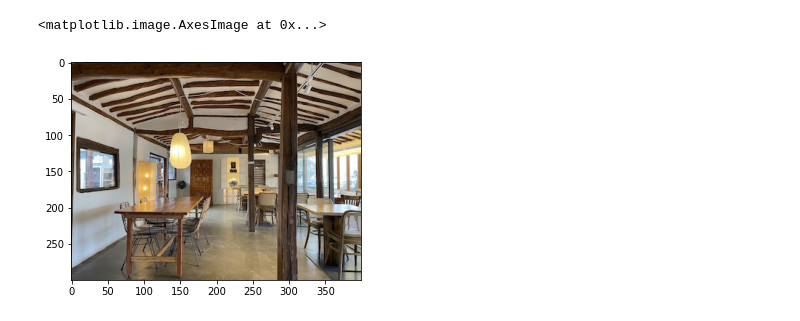
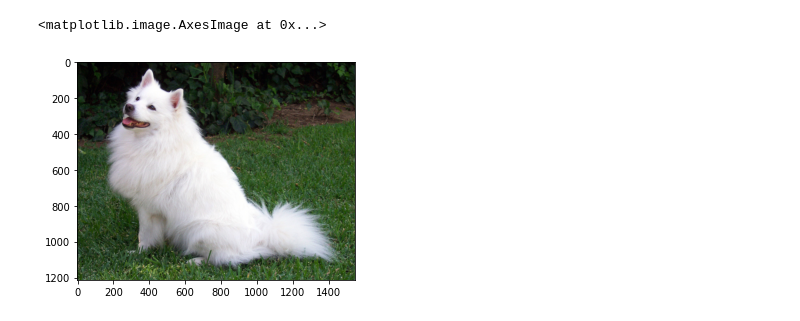
Before and after one commit to Hyun-je/MiDas_Test-iOS, a Jupyter notebook: script/MiDaS_PyTorch_Inference.ipynb, the cells around one changed output. Saved outputs shown, nothing was run; the diff lists cells and outputs as text; code cells hidden in the pictures.

```diff
--- a/script/MiDaS_PyTorch_Inference.ipynb
+++ b/script/MiDaS_PyTorch_Inference.ipynb
@@ -73,18 +67,18 @@ Model(
 # %%
 import numpy as np
 from PIL import Image
 import matplotlib.pyplot as plt
 import urllib.request
 
 url, filename = ("https://github.com/pytorch/hub/raw/master/images/dog.jpg", "dog.jpg")
 urllib.request.urlretrieve(url, filename)
 
-img = Image.open('IMG_3166.jpg')
+img = Image.open('dog.jpg')
 np_img = np.array(img)
 plt.imshow(np_img)
 # %% [output]
 <matplotlib.image.AxesImage at 0x...>
-[figure, old version]
+[figure, new version]
 # %%
 import torchvision
 from PIL import Image
```
Also changed, not shown: parts of 6 cells of this notebook.
